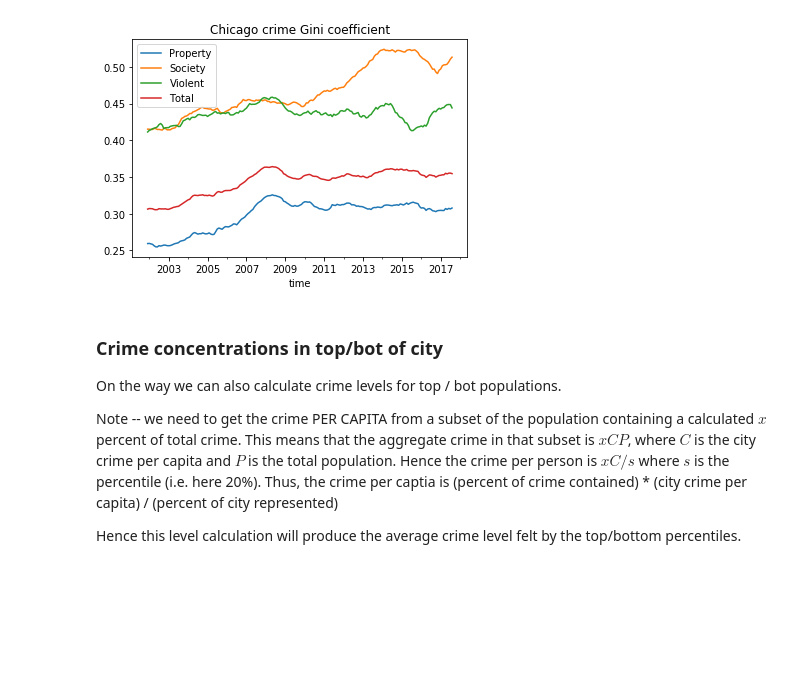
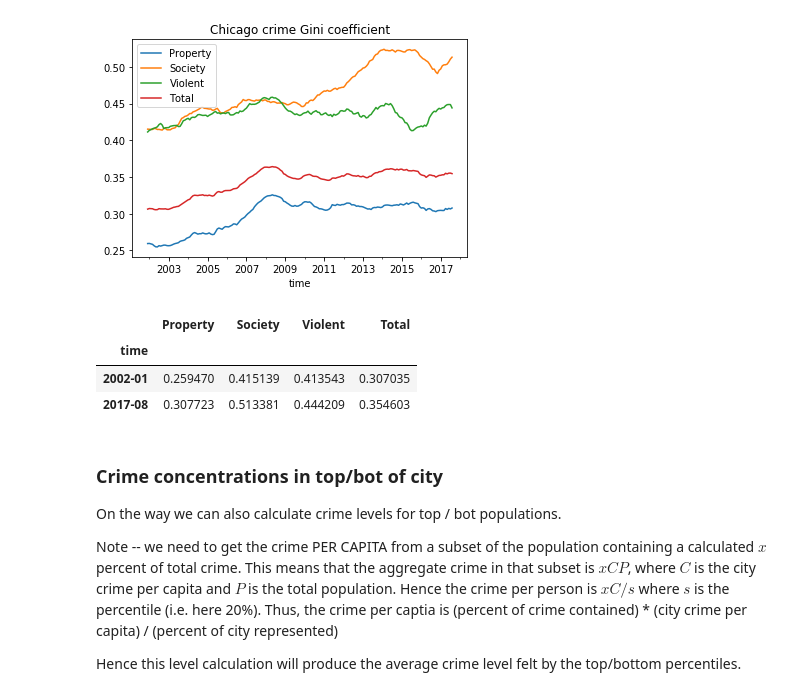
Before and after one commit to wakkadojo/chicago_crime, a Jupyter notebook: City_Proflie.ipynb, the cells around one changed output. Saved outputs shown, nothing was run; the diff lists cells and outputs as text; code cells hidden in the pictures; blank space fills up the shorter version.

```diff
--- a/City_Proflie.ipynb
+++ b/City_Proflie.ipynb
@@ -786,6 +755,13 @@ crime_gini_timeseries.plot(title = 'Chicago crime Gini coefficient')
 plt.show()
 # %% [output]
 [figure]
+# %%
+crime_gini_timeseries.iloc[[12, -1]]
+# %% [output]
+|  | Property | Society | Violent | Total |
+| time |  |  |  |  |
+| 2002-01 | 0.259470 | 0.415139 | 0.413543 | 0.307035 |
+| 2017-08 | 0.307723 | 0.513381 | 0.444209 | 0.354603 |
 # %% [markdown]
 ### Crime concentrations in top/bot of city
 
```
Also changed, not shown: parts of 4 cells of this notebook.
